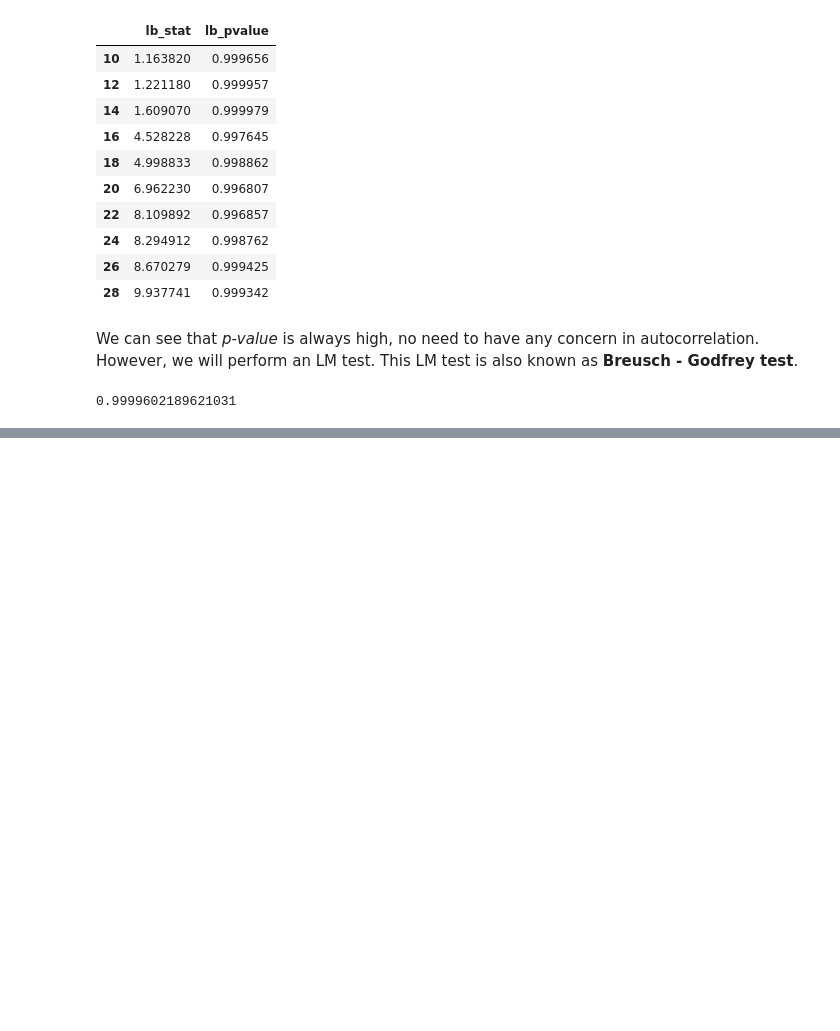
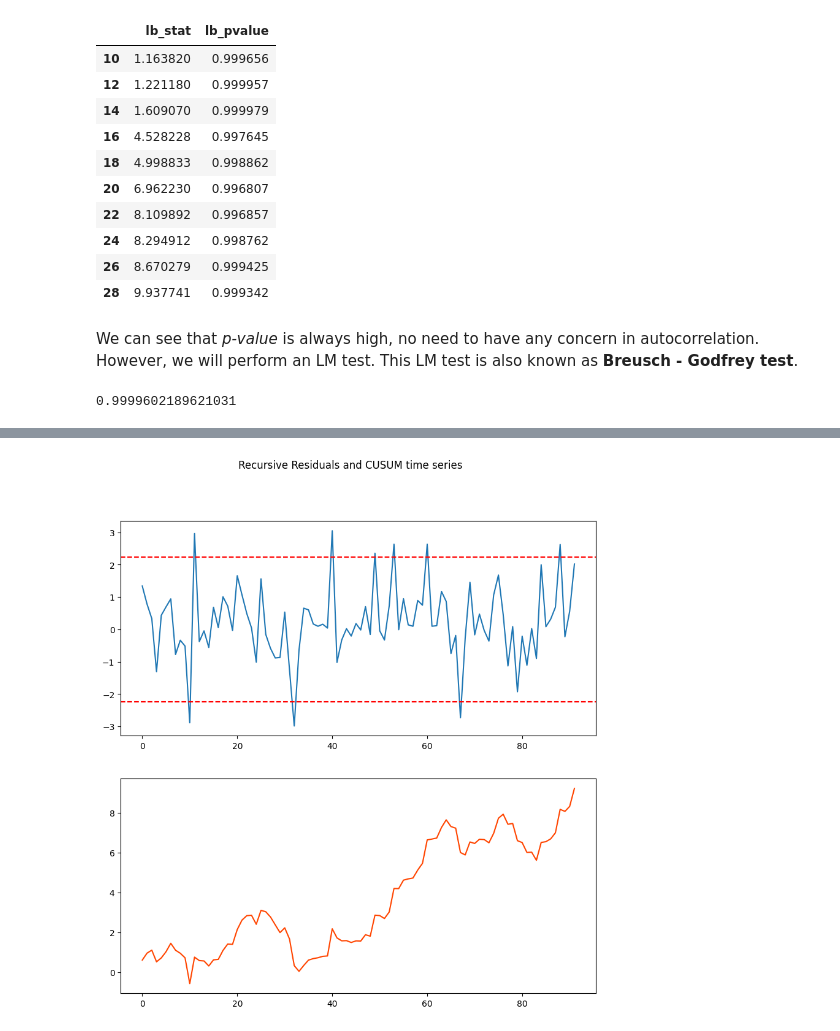
Before and after one commit to eduardo-contreras-dominguez/Time-Series-Analysis, a Jupyter notebook: Chapter 1.4 (Model Checking).ipynb, the cells around one changed output, grey strips where cells are left out. Cells and saved outputs as stored; diff of their text form; code cells hidden in the pictures; blank space fills up the shorter version.

Commit message:
Improved method to plot recursive residuals (model stability test), added CUSUM statistic.

```diff
--- a/Chapter 1.4 (Model Checking).ipynb
+++ b/Chapter 1.4 (Model Checking).ipynb
@@ -313,34 +241,0 @@ Here, __the recursive residuas have constant variance $\sigma_u^2$.__
-# %%
-def recursive_residuals(data, order_model = 4, minimum_observation = 11, plotting_mode = False):
-    res = AutoReg(data, recommended_order, old_names=False).fit()
-    v = res.sigma2
-    x_dot = np.zeros((order_model+1, order_model+1))
-    r_list = list()
-    #First of all we put in place the explanatory variables of the autoregressive models
-    for element in range(1, order_model + 1):
-        data[f"Shifted {element}"] = data.iloc[:, 0].shift(element)
-    for tao in range(minimum_observation, data.shape[0]):
-        if tao == minimum_observation:
-            for t in range(order_model, tao-1):
-                x_t = data.iloc[t, 1:].to_numpy()
-                x_t = np.insert(x_t, 0, 1).reshape(order_model+1, 1)
-                x_dot = x_dot + np.dot(x_t, x_t.T)
-        #To compute forecast errors we want parameters at tao - 1.
-        res = AutoReg(data.iloc[:tao - 1, 0], order_model, old_names=False).fit()
-        params  =res.params.to_numpy().reshape(order_model + 1, 1)
-        #res.summary()
-        x_tao = data.iloc[tao, 1:].to_numpy()
-        #We add the element associated with constant
-        x_tao = np.insert(x_tao, 0, 1).reshape(order_model+1, 1)
-        y_tao = data.iloc[tao, 0]
-        r = (y_tao - np.dot(x_tao.T , params))/(1 + np.dot(np.dot(x_tao.T,(np.linalg.inv(x_dot))), x_tao))
-        r_list.append(float(r))
-    if plotting_mode:
-        plt.plot(r_list)
-        plt.axhline(2*math.sqrt(v),color='r', ls = "--" )
-        plt.axhline(-2*math.sqrt(v),color='r', ls = "--" )
-    return r_list
-# %%
-d = df_inv.copy()
-recursive_residuals = recursive_residuals(d, order_model = 4, minimum_observation = 11, plotting_mode = True)
-df_inv
@@ -361,0 +373,5 @@ df_inv
+# %%
+d = df_inv.copy()
+r_list, cusum= recursive_residuals(d, order_model = 4, minimum_observation = 11, plotting_mode = True)
+# %% [output]
+[figure, added]
```
Also changed, not shown: parts of 9 cells of this notebook.
